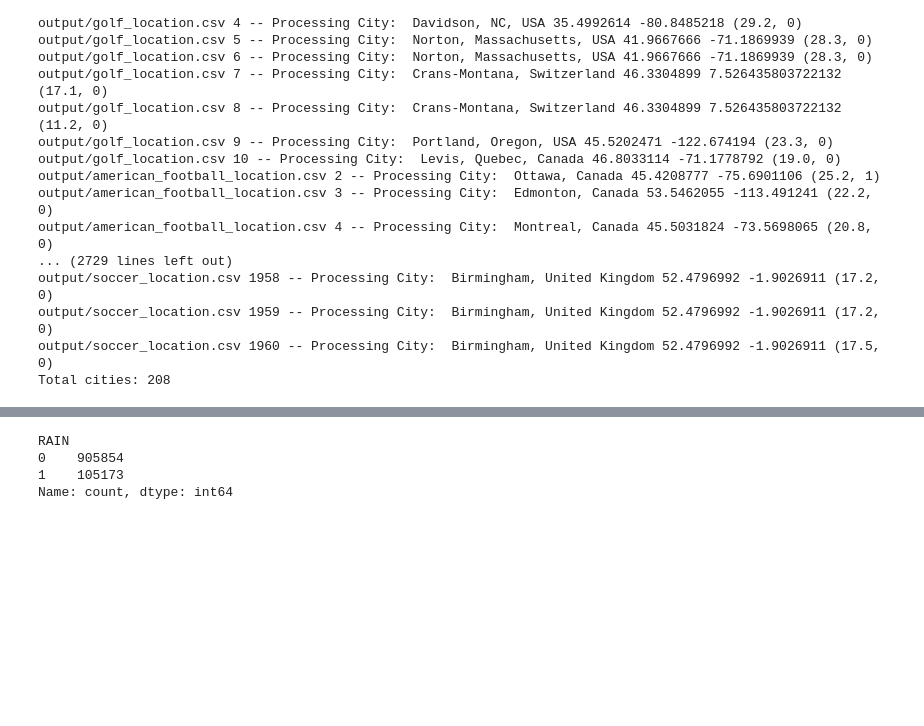
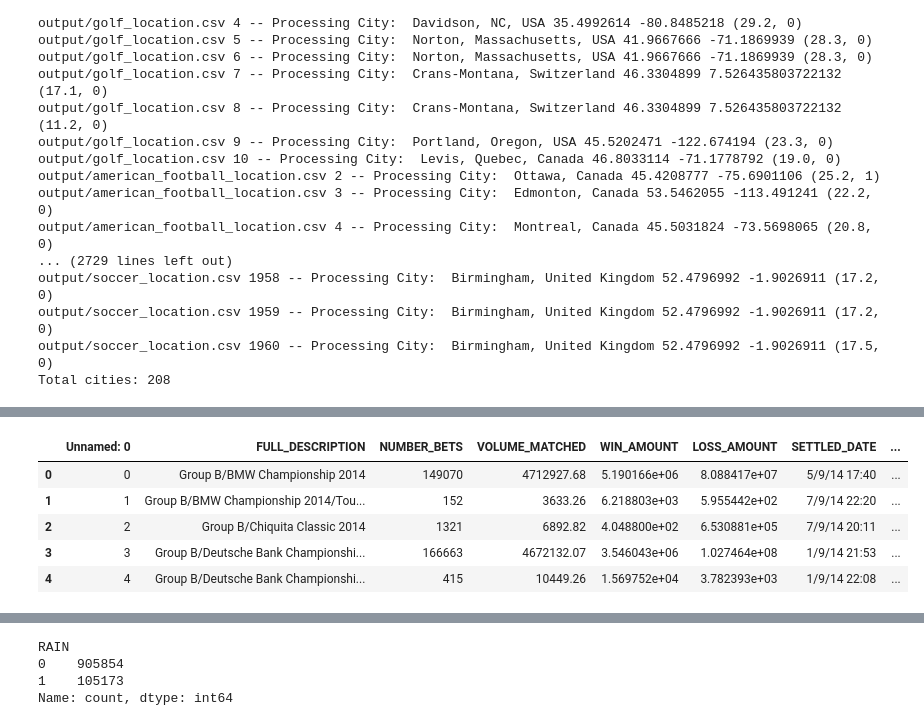
Before and after one commit to ns96/python-betfair, a Jupyter notebook: BetFairFE.ipynb, the cells around one changed output, grey strips where cells are left out. Cells and saved outputs as stored; diff of their text form; code cells hidden in the pictures; blank space fills up the shorter version.

```diff
--- a/BetFairFE.ipynb
+++ b/BetFairFE.ipynb
@@ -247,3 +241,14 @@ sports_all_df.head()
+# %%
+#load the sports all dataframe
+sports_all_df = pd.read_csv("output/sports_location.csv")
+sports_all_df.head()
+# %% [output]
+|  | Unnamed: 0 | FULL_DESCRIPTION | NUMBER_BETS | VOLUME_MATCHED | WIN_AMOUNT | LOSS_AMOUNT | SETTLED_DATE | ... |
+| 0 | 0 | Group B/BMW Championship 2014 | 149070 | 4712927.68 | 5.190166e+06 | 8.088417e+07 | 5/9/14 17:40 | ... |
+| 1 | 1 | Group B/BMW Championship 2014/Tou... | 152 | 3633.26 | 6.218803e+03 | 5.955442e+02 | 7/9/14 22:20 | ... |
+| 2 | 2 | Group B/Chiquita Classic 2014 | 1321 | 6892.82 | 4.048800e+02 | 6.530881e+05 | 7/9/14 20:11 | ... |
+| 3 | 3 | Group B/Deutsche Bank Championshi... | 166663 | 4672132.07 | 3.546043e+06 | 1.027464e+08 | 1/9/14 21:53 | ... |
+| 4 | 4 | Group B/Deutsche Bank Championshi... | 415 | 10449.26 | 1.569752e+04 | 3.782393e+03 | 1/9/14 22:08 | ... |
 # %%
 sports = ["Soccer", "Tennis", "Golf", "Cricket", "American Football", "Baseball", "Basketball"]
 sports_betfair_df = betfair_df.loc[betfair_df["SPORTS_ID"].isin(sports)]
```
Also changed, not shown: parts of 7 cells of this notebook.
